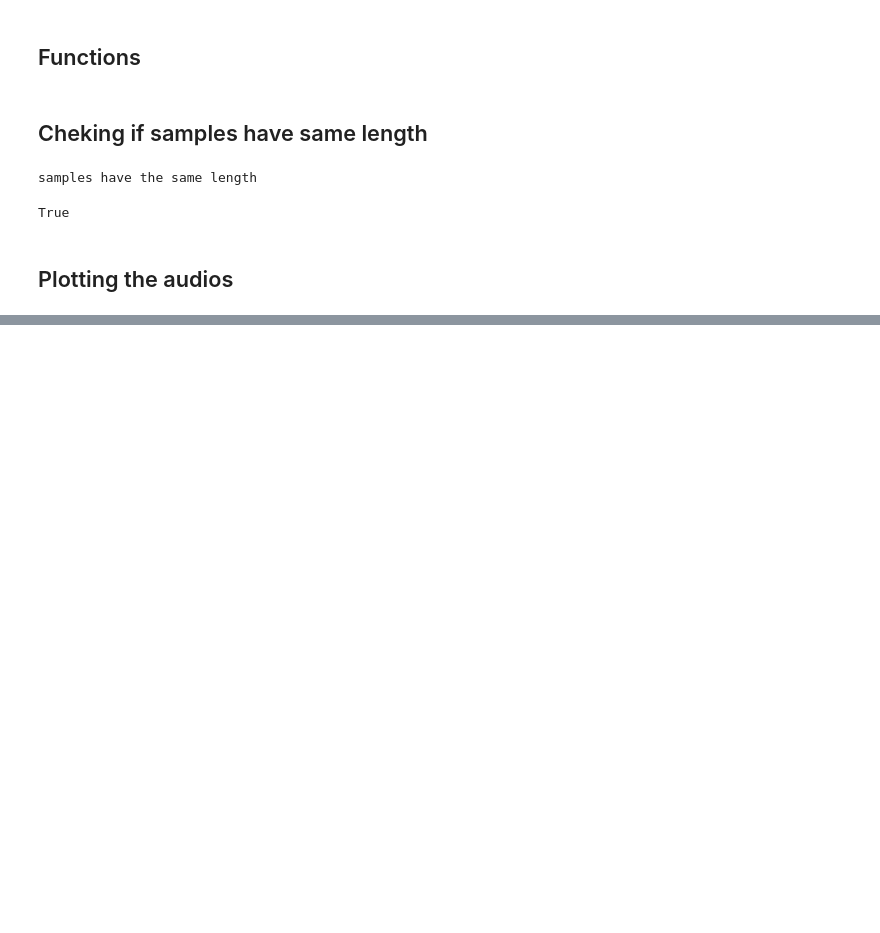
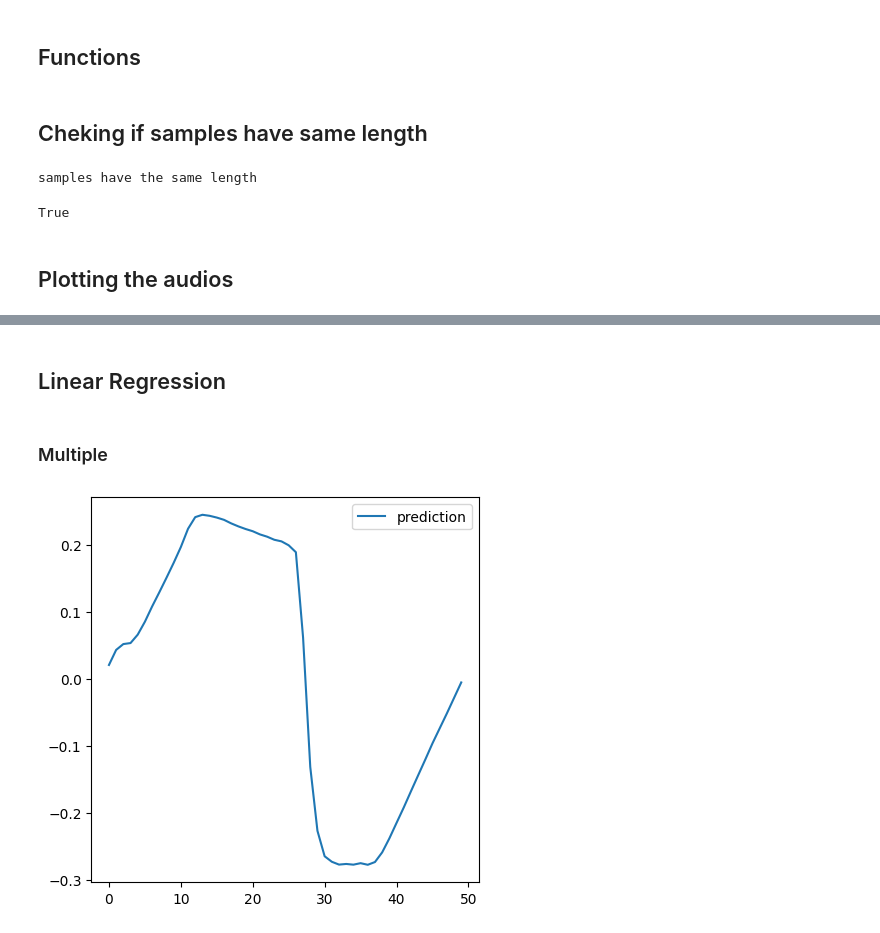
Before and after one commit to javiech1/TFG, a Jupyter notebook: resampling.ipynb, the cells around one changed output, grey strips where cells are left out. Saved outputs shown, nothing was run; the diff lists cells and outputs as text; code cells hidden in the pictures; blank space fills up the shorter version.

```diff
--- a/resampling.ipynb
+++ b/resampling.ipynb
@@ -69,0 +77,18 @@ plotSamples(**sample_dict)
+# %% [markdown]
+## Linear Regression
+# %% [markdown]
+### Multiple
+# %%
+x = pd.DataFrame(saw_audio, tri_audio)
+y = pd.DataFrame(trisaw_audio)
+mlr = LinearRegression()
+mlr.fit(x, y)
+
+y_pred_mlr = mlr.predict(x)
+
+plt.rcParams["figure.figsize"] = (5,5)
+plt.plot(y_pred_slr, label = 'prediction')
+plt.legend()
+plt.show()
+# %% [output]
+[figure, added]
```
Also changed, not shown: parts of 3 cells of this notebook.
